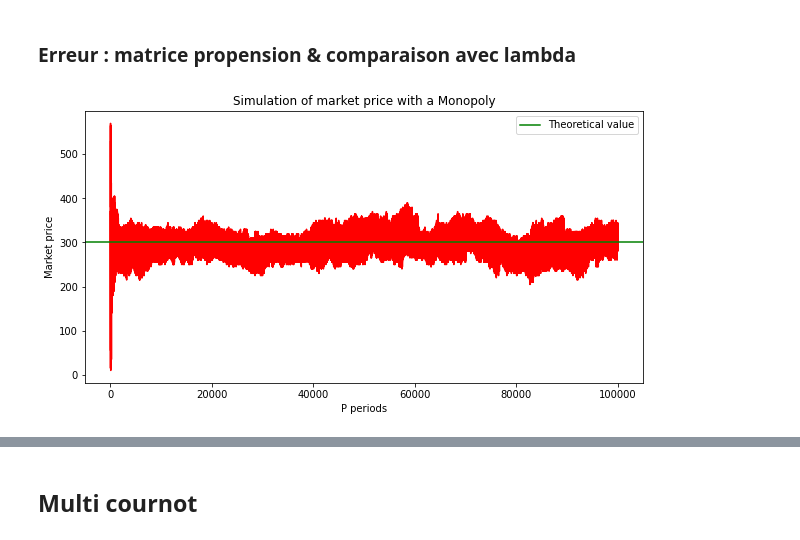
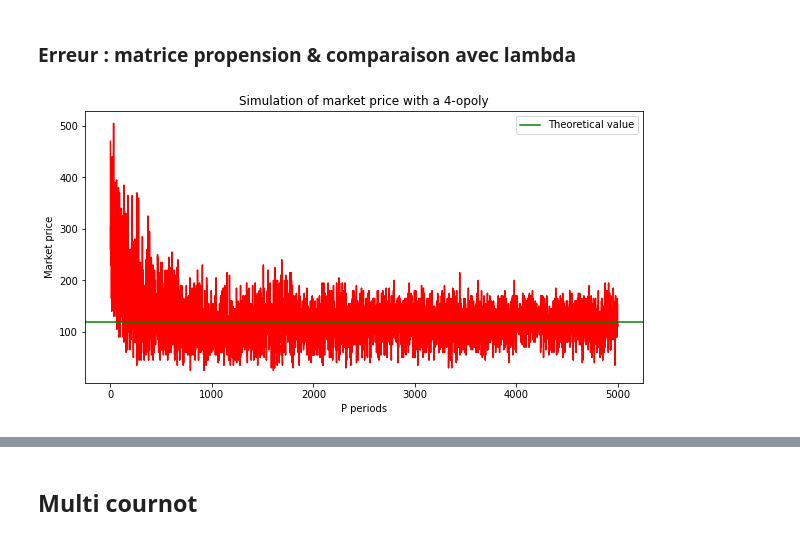
Before and after one commit to keyserwood/EcoIndus, a Jupyter notebook: 1.0-er_industrial_economy.ipynb, the cells around one changed output, grey strips where cells are left out. Saved outputs shown, nothing was run; the diff lists cells and outputs as text; code cells hidden in the pictures.

```diff
--- a/1.0-er_industrial_economy.ipynb
+++ b/1.0-er_industrial_economy.ipynb
@@ -199,11 +199,11 @@ def plot_results(n_firm,price_vec,color,avg=False,window=20):
     plt.legend()
     plt.show()
 # %%
-n_ = 1
+n_ = 4
 # %%
 %%time
-bid_mat,profit_mat,prop_mat,prob_mat,price_vec = numba_cournot_framework(n_firms =n_,p_periods =100000,
+bid_mat,profit_mat,prop_mat,prob_mat,price_vec = numba_cournot_framework(n_firms =n_,p_periods =5000,
                                                                         delta=0.3,mu=0.002,gamma=0.01)
 plot_results(n_,price_vec,color="red",avg=False,window=2000)
 # %% [output]
-[figure, old version]
+[figure, new version]
```
Also changed, not shown: parts of 1 cell of this notebook.
